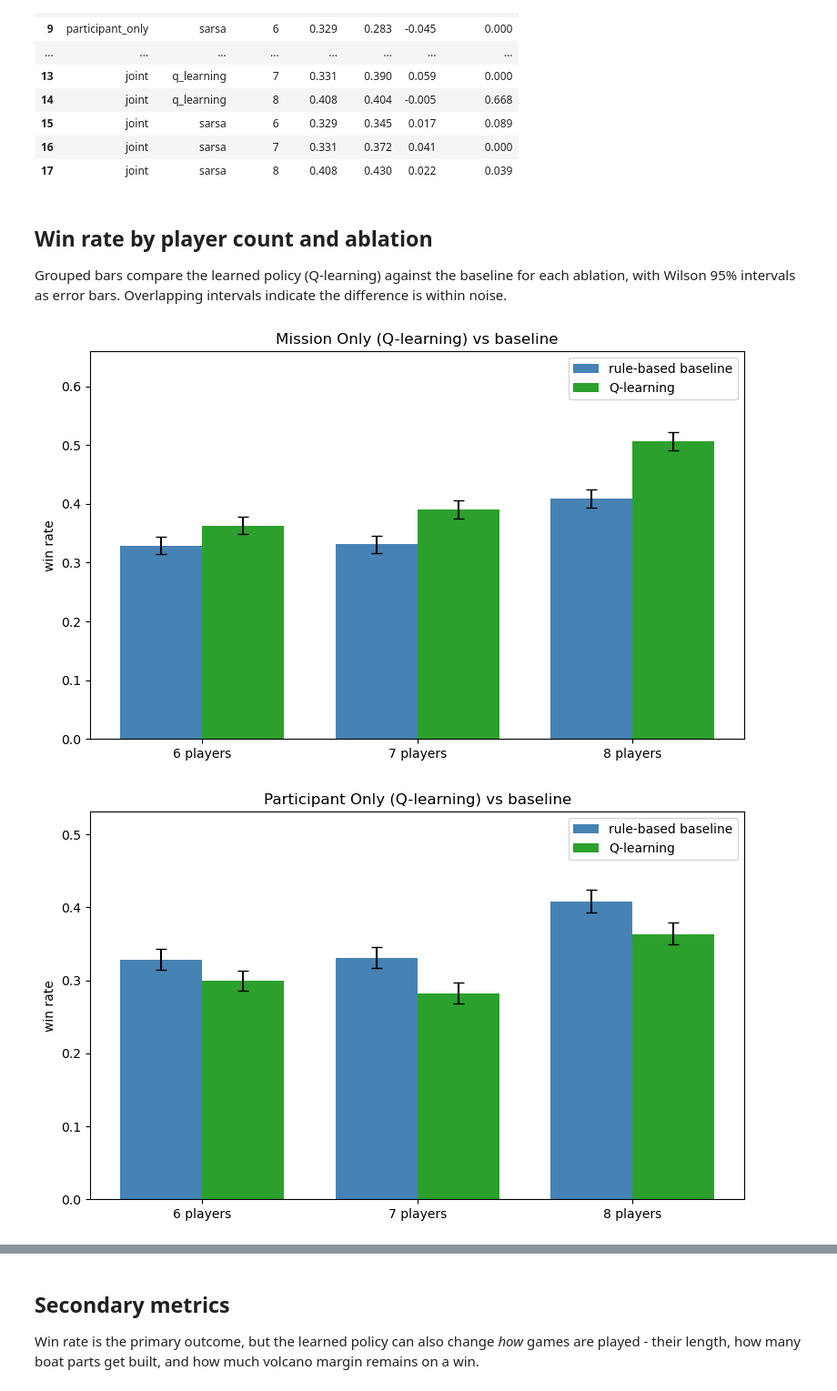
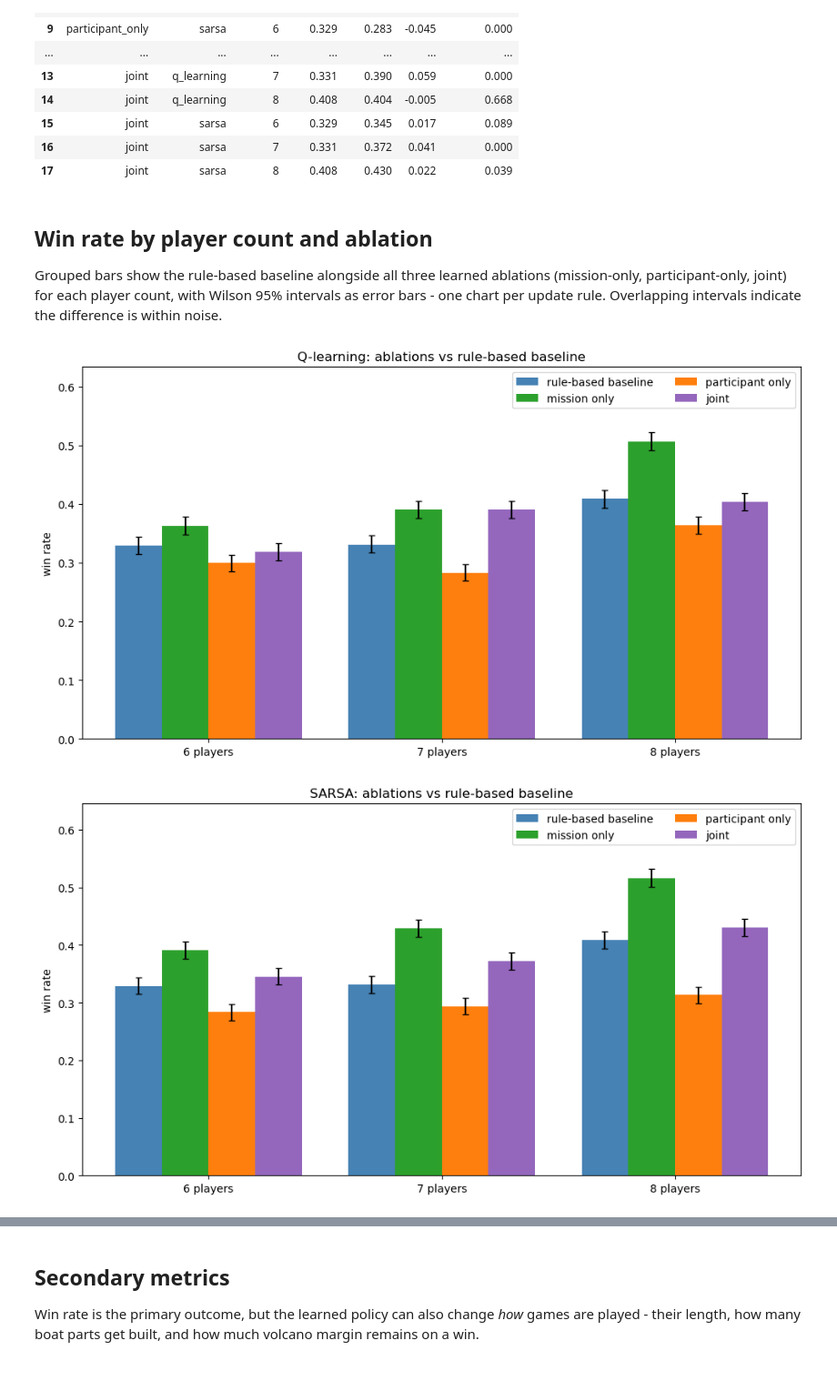
Before and after one commit to simo21-ss/volcano-rush, a Jupyter notebook: notebooks/machine_learning/experiments/4_evaluation_vs_baseline.ipynb, the cells around one changed output, grey strips where cells are left out. Shown at 91% size. Cells and saved outputs as stored; diff of their text form; code cells hidden in the pictures.

```diff
--- a/notebooks/machine_learning/experiments/4_evaluation_vs_baseline.ipynb
+++ b/notebooks/machine_learning/experiments/4_evaluation_vs_baseline.ipynb
@@ -87,20 +87,23 @@ summary_frame
 # %% [markdown]
 ## Win rate by player count and ablation
 
-Grouped bars compare the learned policy (Q-learning) against the baseline for each ablation, with
-Wilson 95% intervals as error bars. Overlapping intervals indicate the difference is within noise.
+Grouped bars show the rule-based baseline alongside all three learned ablations (mission-only,
+participant-only, joint) for each player count, with Wilson 95% intervals as error bars - one
+chart per update rule. Overlapping intervals indicate the difference is within noise.
 # %%
-for ablation in ablations:
-    summaries_by_player_count = {
-        player_count: load_eval(ablation, 'q_learning', player_count)
+for update_rule in update_rules:
+    summaries = {
+        (ablation, player_count): load_eval(ablation, update_rule, player_count)
+        for ablation in ablations
         for player_count in player_counts
     }
-    figure = rl_plots.plot_winrate_comparison(
-        summaries_by_player_count,
-        title = f'{ablation.replace("_", " ").title()} (Q-learning) vs baseline',
-        learned_label = 'Q-learning',
+    figure = rl_plots.plot_ablation_comparison(
+        summaries,
+        player_counts = player_counts,
+        ablations = ablations,
+        title = f'{rl_plots.UPDATE_RULE_LABEL[update_rule]}: ablations vs rule-based baseline',
     )
     plt.show()
 # %% [output]
-[figure, old version]
+[figure, new version]
-[figure, old version]
+[figure, new version]
```
Also changed, not shown: parts of 1 cell of this notebook, 2 other files.
